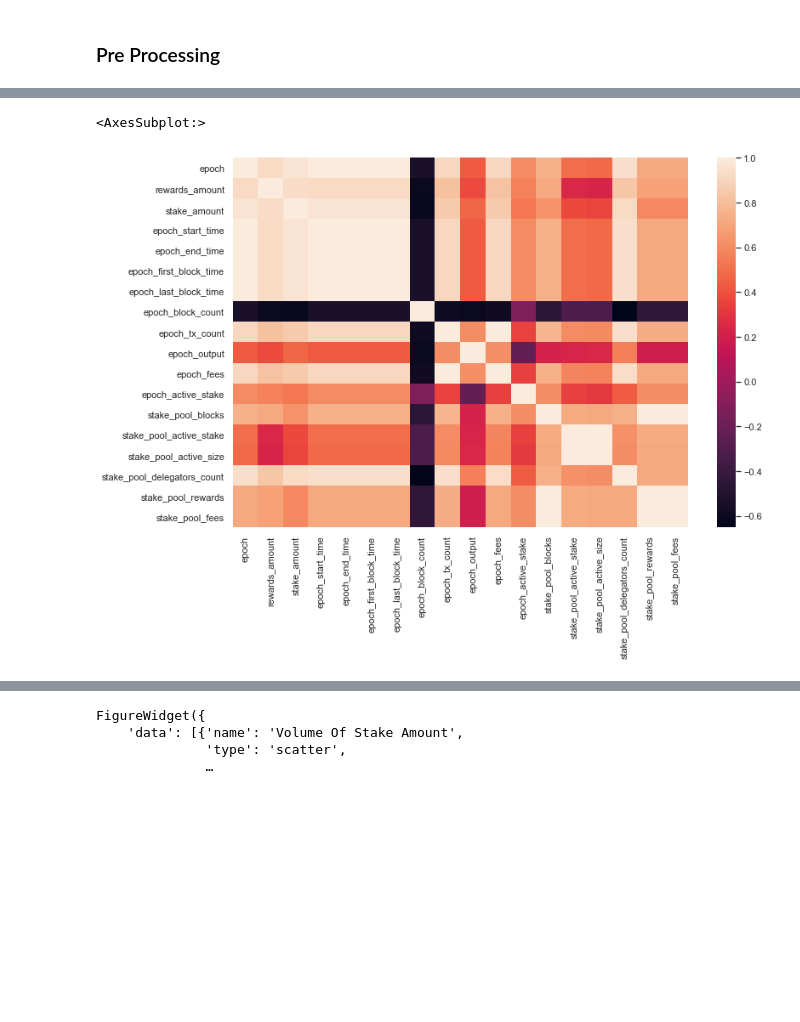
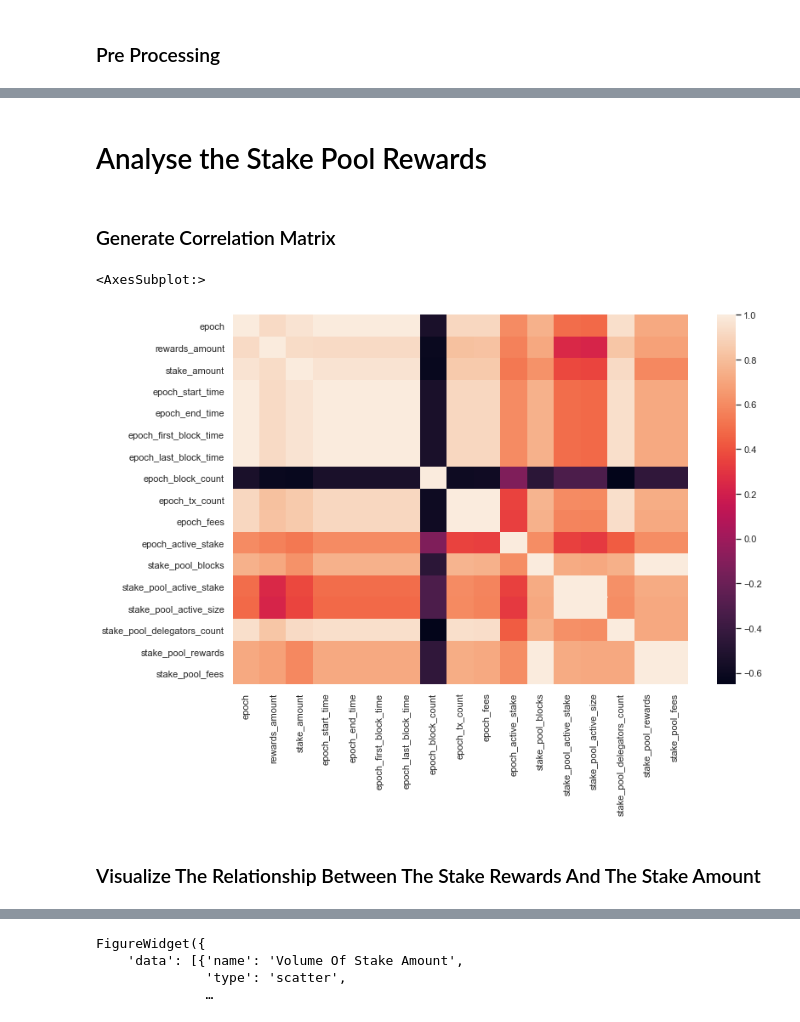
Before and after one commit to attadje/py-cardano-explorer, a Jupyter notebook: src/notebooks/stake_rewards_analysis.ipynb, the cells around one changed output, grey strips where cells are left out. Cells and saved outputs as stored; diff of their text form; code cells hidden in the pictures; blank space fills up the shorter version.

```diff
--- a/src/notebooks/stake_rewards_analysis.ipynb
+++ b/src/notebooks/stake_rewards_analysis.ipynb
@@ -28,7 +51,7 @@ cardano_mainnet = blockfrost_api.Auth(blockfrost_api_key)
 # %%
 stake_address = 'stake1uyttshgm6jtejckv48tll58hfw3fg2ffrcc4d5qvcc4yc7q9jsalf'
-stake_rewards_info = cardano_mainnet.rewards_history_analysis(stake_address, pandas=True)
-stake_rewards_info
+stake_rewards_info = cardano_mainnet.stake_rewards_corr(stake_address, pandas=True)
+stake_rewards_info.head()
 # %% [output]
 |  | epoch | rewards_amount | stake_amount | pool_id | epoch_start_time | epoch_end_time | ... |
 | 0 | 273 | 587159 | 998824863 | pool1ekhy5xsgjaq38em75vevk8df0k0r... | 1624139091 | 1624571091 | ... |
@@ -50,21 +62,2 @@ stake_rewards_info
 # %% [markdown]
 ### Pre Processing
-# %%
-def convert_lovelace_to_ada(lovelace):
-    # 1 ADA = 1.000.000 de Lovelace
-    return lovelace / (1000*1000)
-
-column_names = stake_rewards_info.columns.tolist()
-
-# Change the values type in the columns if they are numeric values
-for col_nb, value in enumerate(stake_rewards_info.iloc[0]):
-    try:
-        stake_rewards_info[column_names[col_nb]] = stake_rewards_info[column_names[col_nb]].astype(float)
-    except:
-        continue
-
-# Convert Lovelance unit in ADA
-column_to_convert = ['rewards_amount', 'stake_amount', 'stake_pool_active_stake', 'stake_pool_rewards', 'stake_pool_fees']
-
-for col_name in column_to_convert:
-    stake_rewards_info[col_name] = stake_rewards_info[col_name].apply(lambda x: convert_lovelace_to_ada(x))
@@ -90,0 +64,10 @@ memory usage: 3.8+ KB
+# %%
+p_stake_rewards_info = stake_rewards_info.copy()
+
+# Convert the column with Lovelace unit to ADA unit
+columns_to_convert = ['rewards_amount', 'stake_amount', 'stake_pool_active_stake', 'stake_pool_rewards', 'stake_pool_fees', 'epoch_active_stake', 'epoch_fees']
+
+for col_name in columns_to_convert:
+    p_stake_rewards_info[col_name] = p_stake_rewards_info[col_name].apply(lambda x: convert_lovelace_to_ada(x))
+
+p_stake_rewards_info.head()
@@ -91,5 +81,9 @@ memory usage: 3.8+ KB
+# %% [markdown]
+# Analyse the Stake Pool Rewards
+# %% [markdown]
+### Generate Correlation Matrix
 # %%
-sns.heatmap(stake_rewards_info.corr())
+sns.heatmap(p_stake_rewards_info.corr())
 # %% [output]
 <AxesSubplot:>
-[figure, old version]
+[figure, new version]
@@ -108 +90,3 @@ def chart_relationships(df, x, y, label_text, title_text):
+# %% [markdown]
+### Visualize The Relationship Between The Stake Rewards And The Stake Amount
 # %%
```
Also changed, not shown: parts of 22 cells of this notebook, 3 other files.
